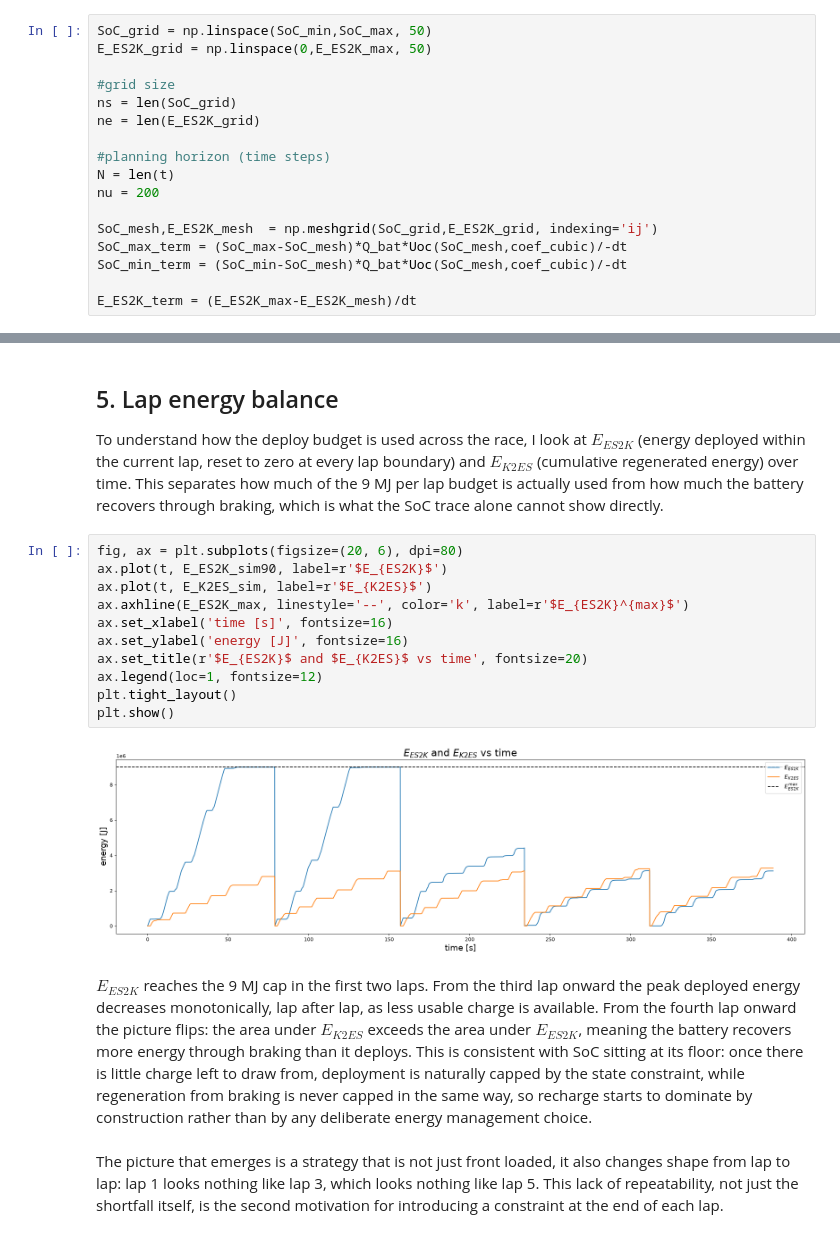
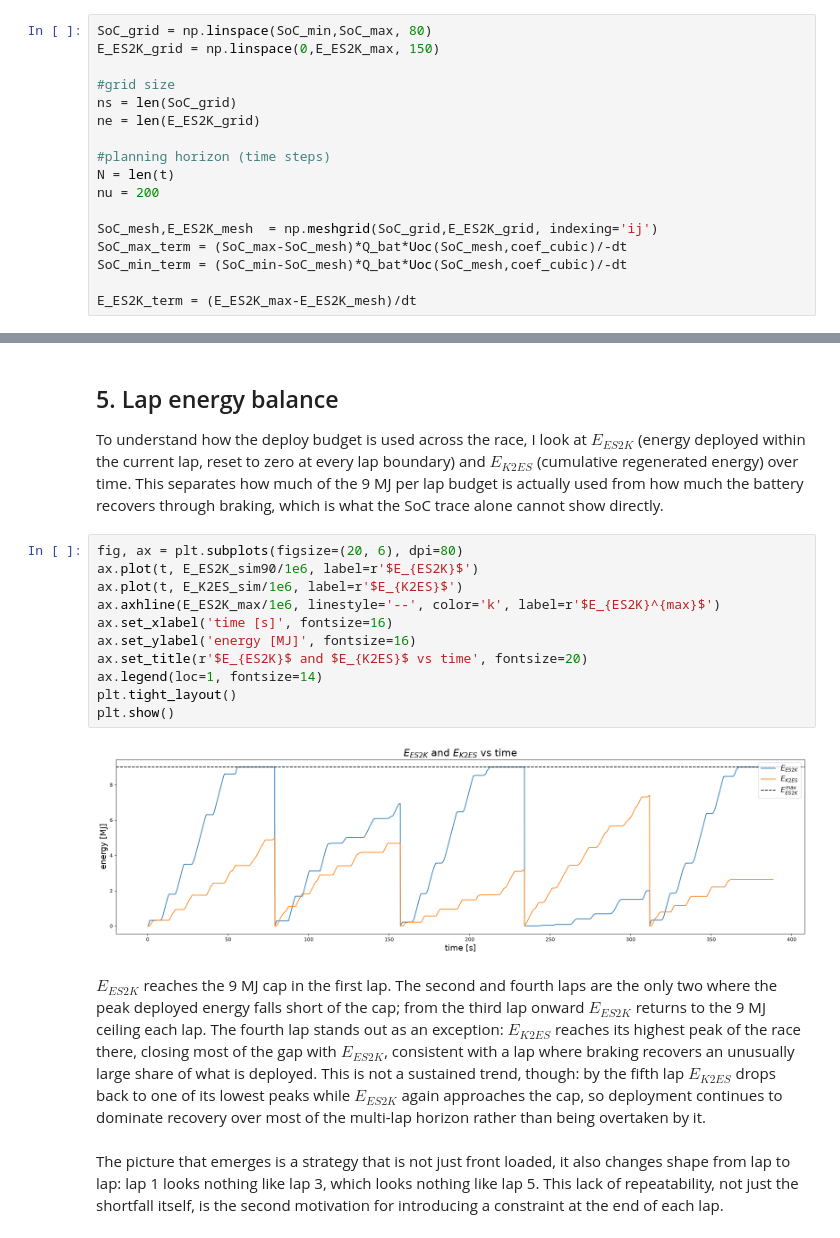
Before and after one commit to tommasoandina1/thermal-aware-ems-f1, a Jupyter notebook: controller/03_multi_lap_DP.ipynb, the cells around one changed output, grey strips where cells are left out. Drawn from its saved outputs; the diff is of its cells as text.

```diff
--- a/controller/03_multi_lap_DP.ipynb
+++ b/controller/03_multi_lap_DP.ipynb
@@ -157,6 +157,6 @@ plt.show()
 # %%
-SoC_grid = np.linspace(SoC_min,SoC_max, 50)
-E_ES2K_grid = np.linspace(0,E_ES2K_max, 50)
+SoC_grid = np.linspace(SoC_min,SoC_max, 80)
+E_ES2K_grid = np.linspace(0,E_ES2K_max, 150)
 
 #grid size
 ns = len(SoC_grid)
@@ -338,19 +338,29 @@ The bottom plot confirms this directly. SoC drops from 0.9 to $SoC^{min}$ within
 To understand how the deploy budget is used across the race, I look at $E_{ES2K}$ (energy deployed within the current lap, reset to zero at every lap boundary) and $E_{K2ES}$ (cumulative regenerated energy) over time. This separates how much of the 9 MJ per lap budget is actually used from how much the battery recovers through braking, which is what the SoC trace alone cannot show directly.
 # %%
 fig, ax = plt.subplots(figsize=(20, 6), dpi=80)
-ax.plot(t, E_ES2K_sim90, label=r'$E_{ES2K}$')
-ax.plot(t, E_K2ES_sim, label=r'$E_{K2ES}$')
-ax.axhline(E_ES2K_max, linestyle='--', color='k', label=r'$E_{ES2K}^{max}$')
+ax.plot(t, E_ES2K_sim90/1e6, label=r'$E_{ES2K}$')
+ax.plot(t, E_K2ES_sim/1e6, label=r'$E_{K2ES}$')
+ax.axhline(E_ES2K_max/1e6, linestyle='--', color='k', label=r'$E_{ES2K}^{max}$')
 ax.set_xlabel('time [s]', fontsize=16)
-ax.set_ylabel('energy [J]', fontsize=16)
+ax.set_ylabel('energy [MJ]', fontsize=16)
 ax.set_title(r'$E_{ES2K}$ and $E_{K2ES}$ vs time', fontsize=20)
-ax.legend(loc=1, fontsize=12)
+ax.legend(loc=1, fontsize=14)
 plt.tight_layout()
 plt.show()
 # %% [output]
-[figure, old version]
+[figure, new version]
 # %% [markdown]
-$E_{ES2K}$ reaches the 9 MJ cap in the first two laps. From the third lap onward the peak deployed energy decreases monotonically, lap after lap, as less usable charge is available. From the fourth lap onward the picture flips: the area under $E_{K2ES}$ exceeds the area under $E_{ES2K}$, meaning the battery recovers more energy through braking than it deploys. This is consistent with SoC sitting at its floor: once there is little charge left to draw from, deployment is naturally capped by the state constraint, while regeneration from braking is never capped in the same way, so recharge starts to dominate by construction rather than by any deliberate energy management choice.
+$E_{ES2K}$ reaches the 9 MJ cap in the first lap. The second and fourth laps are the
+only two where the peak deployed energy falls short of the cap; from the
+third lap onward $E_{ES2K}$ returns to the 9 MJ ceiling
+each lap. The fourth lap stands out as an exception: $E_{K2ES}$ reaches
+its highest peak of the race there, closing most of the gap with
+$E_{ES2K}$, consistent with a lap where braking recovers an unusually
+large share of what is deployed. This is not a sustained trend, though:
+by the fifth lap $E_{K2ES}$ drops back to one of its lowest peaks while
+$E_{ES2K}$ again approaches the cap, so deployment continues to dominate
+recovery over most of the multi-lap horizon rather than being overtaken
+by it.
 # %% [markdown]
 The picture that emerges is a strategy that is not just front loaded, it also changes shape from lap to lap: lap 1 looks nothing like lap 3, which looks nothing like lap 5. This lack of repeatability, not just the shortfall itself, is the second motivation for introducing a constraint at the end of each lap.
 # %% [markdown]
```
Also changed, not shown: parts of 3 cells of this notebook, 10 other files.
